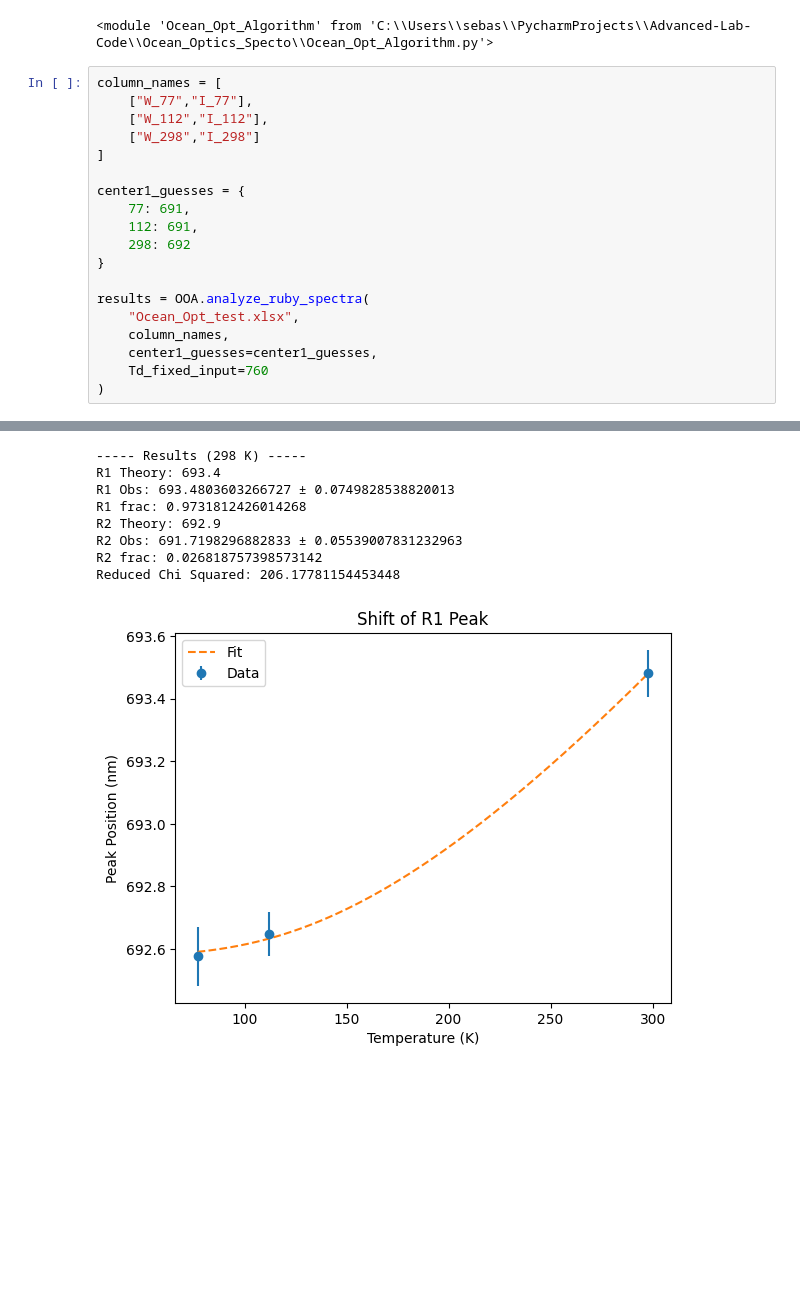
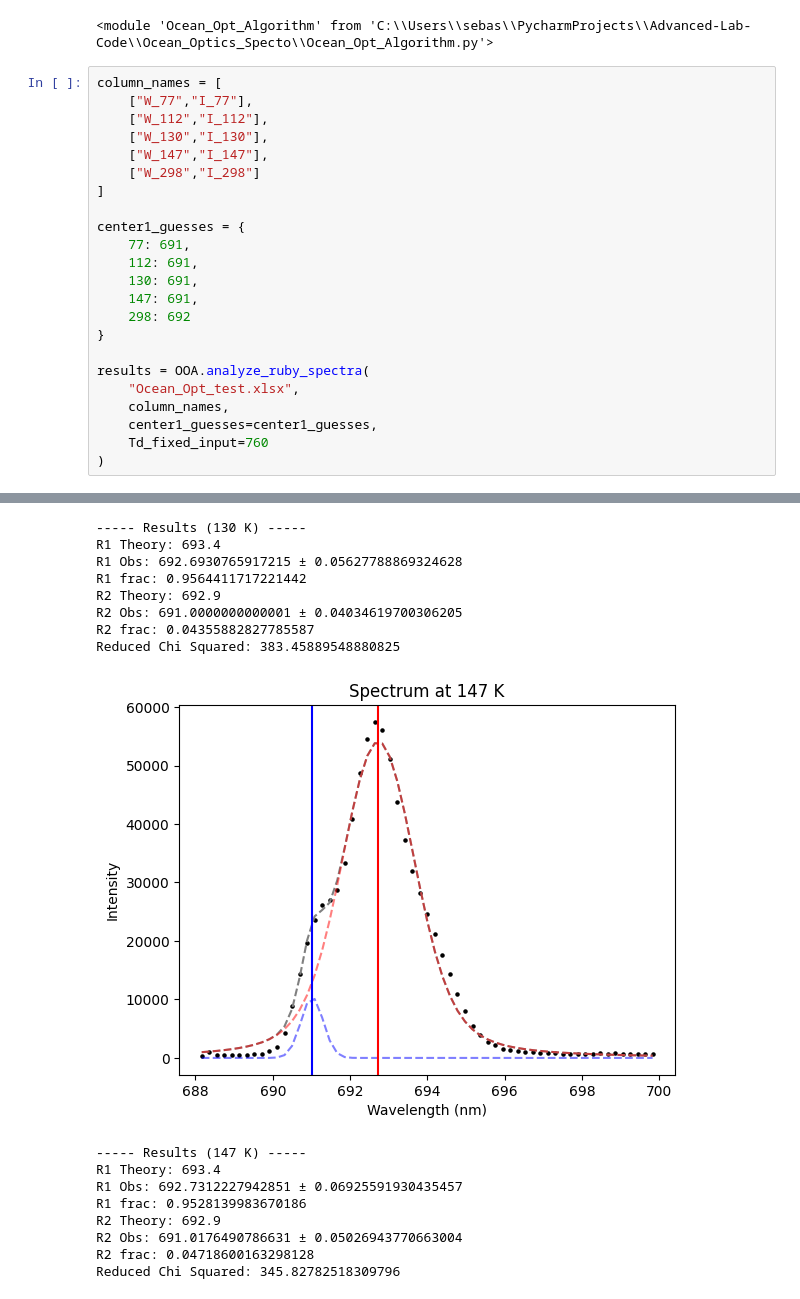
Before and after one commit to Sebastian426/Advanced-Lab-Code, a Jupyter notebook: Ocean_Optics_Specto/Ocean_Opt_V3.ipynb, the cells around one changed output, grey strips where cells are left out. Saved outputs shown, nothing was run; the diff lists cells and outputs as text; blank space fills up the shorter version.

```diff
--- a/Ocean_Optics_Specto/Ocean_Opt_V3.ipynb
+++ b/Ocean_Optics_Specto/Ocean_Opt_V3.ipynb
@@ -12,12 +12,16 @@ importlib.reload(OOA)
 column_names = [
     ["W_77","I_77"],
     ["W_112","I_112"],
+    ["W_130","I_130"],
+    ["W_147","I_147"],
     ["W_298","I_298"]
 ]
 
 center1_guesses = {
     77: 691,
     112: 691,
+    130: 691,
+    147: 691,
     298: 692
 }
 
@@ -50,9 +54,17 @@ Reduced Chi Squared: 474.732005097061
------ Results (298 K) -----
+----- Results (130 K) -----
 R1 Theory: 693.4
-R1 Obs: 693.4803603266727 ± 0.0749828538820013
-R1 frac: 0.9731812426014268
+R1 Obs: 692.6930765917215 ± 0.05627788869324628
+R1 frac: 0.9564411717221442
 R2 Theory: 692.9
-R2 Obs: 691.7198296882833 ± 0.05539007831232963
-R2 frac: 0.026818757398573142
-Reduced Chi Squared: 206.17781154453448
+R2 Obs: 691.0000000000001 ± 0.04034619700306205
+R2 frac: 0.04355882827785587
+Reduced Chi Squared: 383.45889548880825
-[figure, old version]
+[figure, new version]
+----- Results (147 K) -----
+R1 Theory: 693.4
+R1 Obs: 692.7312227942851 ± 0.06925591930435457
+R1 frac: 0.9528139983670186
+R2 Theory: 692.9
+R2 Obs: 691.0176490786631 ± 0.05026943770663004
+R2 frac: 0.04718600163298128
+Reduced Chi Squared: 345.82782518309796
```
Also changed, not shown: parts of 1 cell of this notebook, 1 other file.
